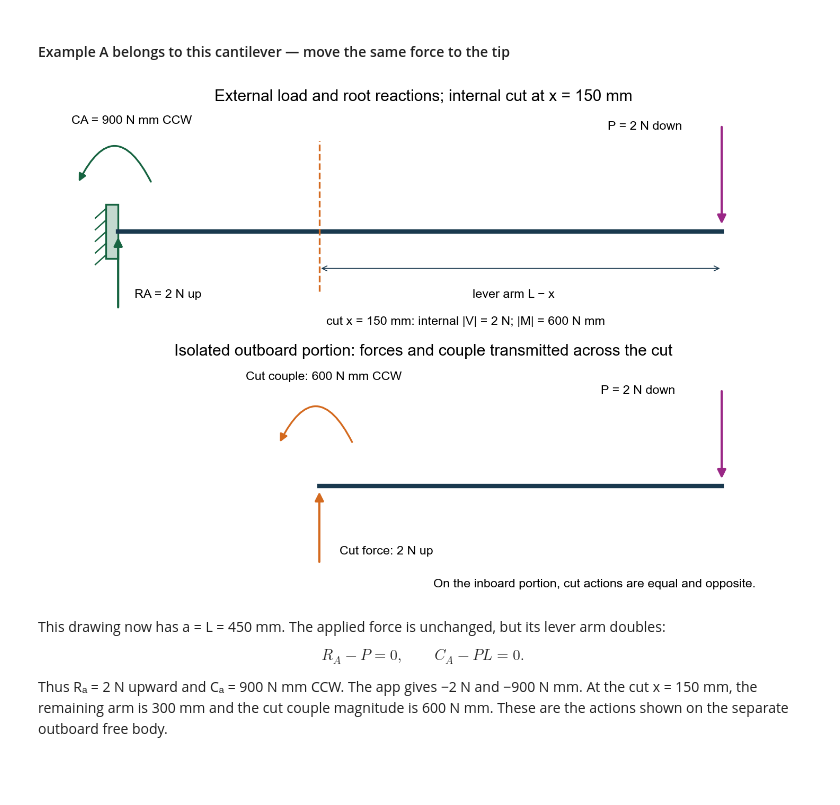
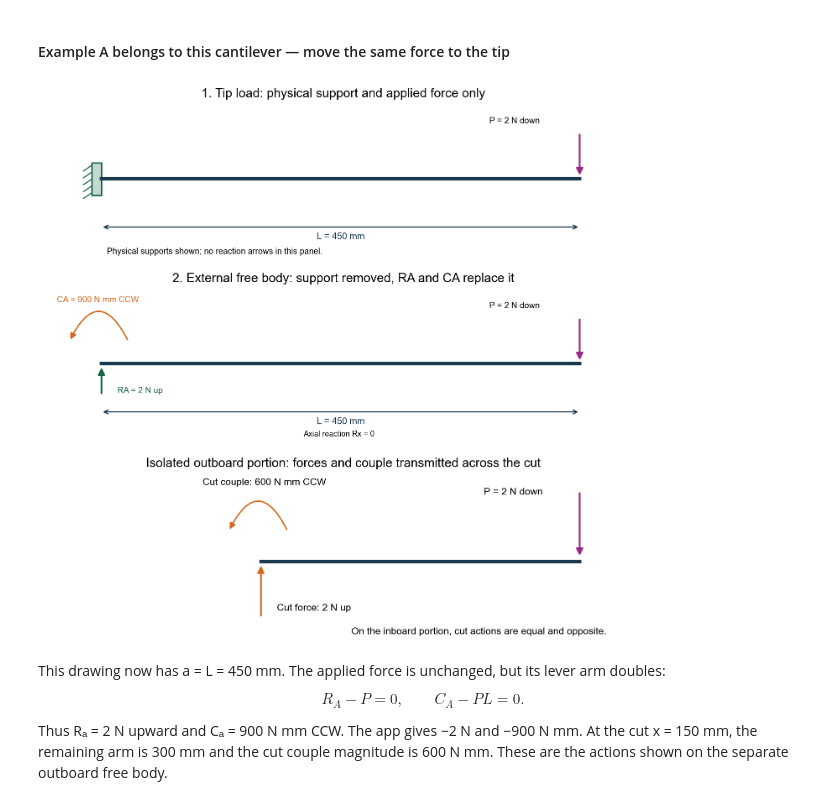
Before and after one commit to Ehsan-Roohi/Aerospace-Structures, a Jupyter notebook: notebooks/MIE446_Lecture_03_Beam_Reactions_Stress_and_Deflection.ipynb, the cells around one changed output. Saved outputs shown, nothing was run; the diff lists cells and outputs as text; code cells hidden in the pictures; blank space fills up the shorter version.

```diff
--- a/notebooks/MIE446_Lecture_03_Beam_Reactions_Stress_and_Deflection.ipynb
+++ b/notebooks/MIE446_Lecture_03_Beam_Reactions_Stress_and_Deflection.ipynb
@@ -230,32 +248,25 @@ There are two transverse reaction unknowns and two equilibrium equations. The ap
 **[Open this exact beam study: cantilever with the 2 N centre force](https://ehsan-roohi.github.io/Aerospace-Structures/wing-lab.html?beamCase=l03-centre)**. The link replaces the old study with these inputs and solves it.
 # %% [markdown]
 #### Example A belongs to this cantilever — move the same force to the tip
-# %%
-#@title Figure 2 — external free body and an outboard cut
-fig, panels = plt.subplots(2,1,figsize=(12,8),layout='constrained')
-ax=panels[0]
-clean_beam(ax,'External load and root reactions; internal cut at x = 150 mm')
-support(ax,0,'fixed')
-arrow(ax,(L,55),(L,3)); ax.text(365,53,'P = 2 N down')
-arrow(ax,(0,-40),(0,-2),'#176441'); ax.text(12,-34,'RA = 2 N up')
-ax.add_patch(FancyArrowPatch((25,25),(-30,25),connectionstyle='arc3,rad=1',arrowstyle='-|>',mutation_scale=18,color='#176441',lw=2))
-ax.text(-35,56,'CA = 900 N mm CCW')
-ax.axvline(150,ymin=.2,ymax=.85,color='#d46a1f',ls='--',lw=2)
-ax.text(155,-48,'cut x = 150 mm: internal |V| = 2 N; |M| = 600 N mm')
-ax.annotate('',xy=(L,-19),xytext=(150,-19),arrowprops={'arrowstyle':'<->','color':'#19394e'})
-ax.text(295,-34,'lever arm L − x',ha='center')
-ax=panels[1]
-clean_beam(ax,'Isolated outboard portion: forces and couple transmitted across the cut')
-ax.lines[0].remove()
-ax.plot([150,L],[0,0],color='#19394e',lw=5)
-arrow(ax,(L,50),(L,3)); ax.text(360,48,'P = 2 N down')
-arrow(ax,(150,-40),(150,-2),'#d46a1f'); ax.text(165,-35,'Cut force: 2 N up')
-ax.add_patch(FancyArrowPatch((175,22),(120,22),connectionstyle='arc3,rad=1',arrowstyle='-|>',mutation_scale=18,color='#d46a1f',lw=2))
-ax.text(95,55,'Cut couple: 600 N mm CCW')
-ax.text(235,-52,'On the inboard portion, cut actions are equal and opposite.')
-plt.show()
-# %% [output]
-[figure, removed]
+# %%
+#@title Figure 2 — physical tip-load system, external free body, isolated cut
+fig,panels=plt.subplots(3,1,figsize=(12,11),layout='constrained')
+beam_system_or_fbd(panels[0],'cantilever','1. Tip load: physical support and applied force only',station=L)
+beam_system_or_fbd(panels[1],'cantilever','2. External free body: support removed, RA and CA replace it',station=L,fbd=True)
+ax=panels[2]
+
+clean_beam(ax,'Isolated outboard portion: forces and couple transmitted across the cut')
+ax.lines[0].remove()
+ax.plot([150,L],[0,0],color='#19394e',lw=5)
+arrow(ax,(L,50),(L,3)); ax.text(360,48,'P = 2 N down')
+arrow(ax,(150,-40),(150,-2),'#d46a1f'); ax.text(165,-35,'Cut force: 2 N up')
+ax.add_patch(FancyArrowPatch((175,22),(120,22),connectionstyle='arc3,rad=1',arrowstyle='-|>',mutation_scale=18,color='#d46a1f',lw=2))
+ax.text(95,55,'Cut couple: 600 N mm CCW')
+ax.text(235,-52,'On the inboard portion, cut actions are equal and opposite.')
+
+plt.show()
+# %% [output]
+[figure, added]
 # %% [markdown]
 This drawing now has a = L = 450 mm. The applied force is unchanged, but its lever arm doubles:
 
```
Also changed, not shown: parts of 16 cells of this notebook, 3 other files.
